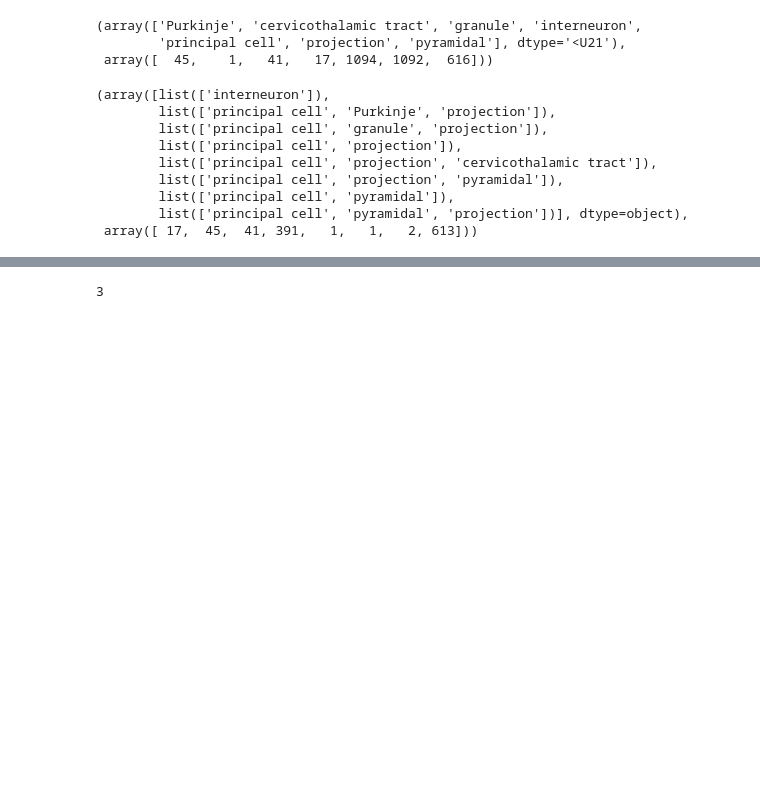
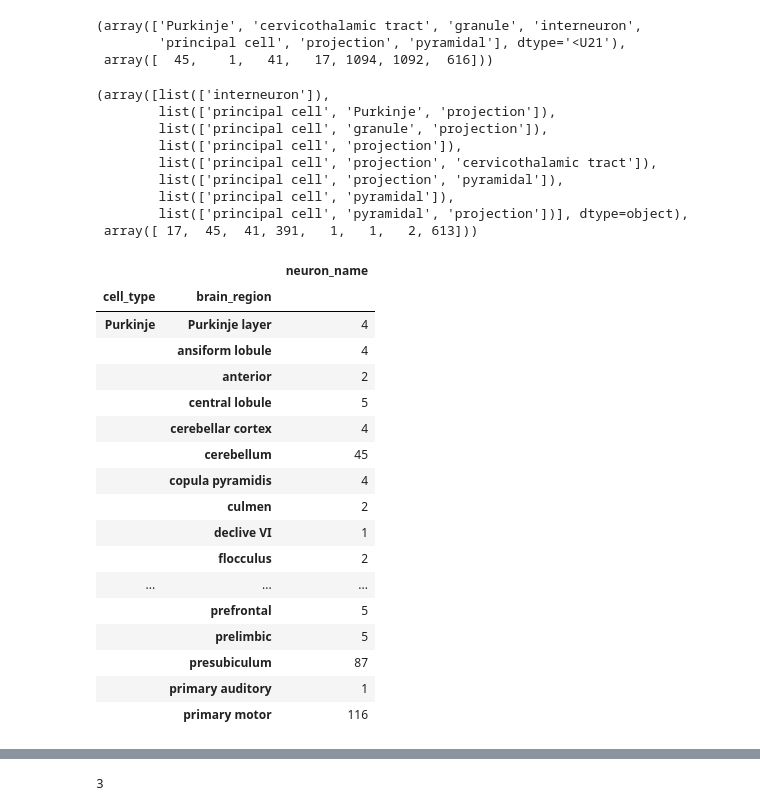
Before and after one commit to LeonardoPollina/MMN_Project, a Jupyter notebook: Scripts/fetch_metadata.ipynb, the cells around one changed output, grey strips where cells are left out. Cells and saved outputs as stored; diff of their text form; code cells hidden in the pictures; blank space fills up the shorter version.

```diff
--- a/Scripts/fetch_metadata.ipynb
+++ b/Scripts/fetch_metadata.ipynb
@@ -251,0 +273,21 @@ np.unique(df.cell_type,return_counts=True)
+# %%
+df2.groupby(['cell_type','brain_region']).count()
+# %% [output]
+|  |  | neuron_name |
+| cell_type | brain_region |  |
+| Purkinje | Purkinje layer | 4 |
+|  | ansiform lobule | 4 |
+|  | anterior | 2 |
+|  | central lobule | 5 |
+|  | cerebellar cortex | 4 |
+|  | cerebellum | 45 |
+|  | copula pyramidis | 4 |
+|  | culmen | 2 |
+|  | declive VI | 1 |
+|  | flocculus | 2 |
+| ... | ... | ... |
+|  | prefrontal | 5 |
+|  | prelimbic | 5 |
+|  | presubiculum | 87 |
+|  | primary auditory | 1 |
+|  | primary motor | 116 |
```
Also changed, not shown: parts of 6 cells of this notebook.
